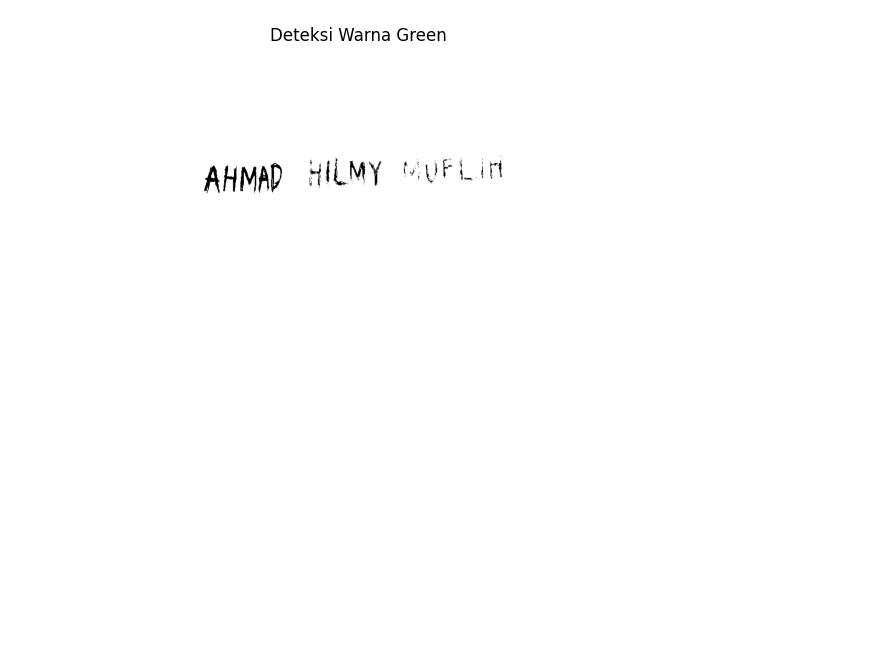
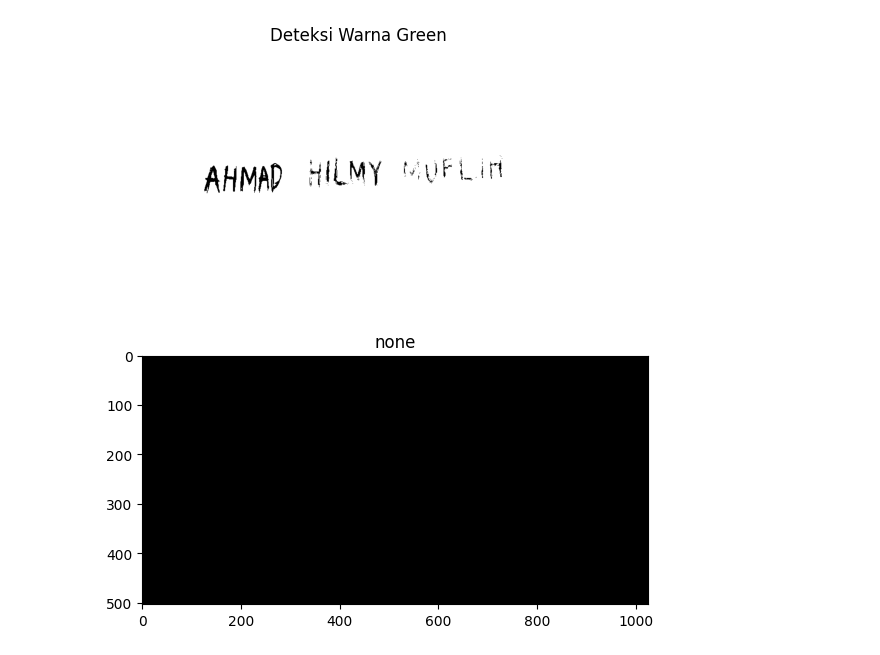
Before and after one commit to ahmad0918/Application, a Jupyter notebook: UTS_CITRA_2024.ipynb, the cells around one changed output. Drawn from its saved outputs; the diff is of its cells as text; code cells hidden in the pictures; blank space fills up the shorter version.

```diff
--- a/UTS_CITRA_2024.ipynb
+++ b/UTS_CITRA_2024.ipynb
@@ -34,12 +34,21 @@ lower_green = np.array([20, 10, 10])
 upper_green = np.array([30, 175, 175])
 lower_green_dark = np.array([60, 50, 50])
 upper_green_dark = np.array([80, 255, 255])
+
+# None
+lower_none = np.array([0, 0,0])
+upper_none = np.array([0, 0,0])
 # %% [markdown]
 # Deteksi warna
 # %%
 mask_blue = cv2.inRange(hsv_img, lower_blue, upper_blue) + cv2.inRange(hsv_img, lower_red_dark, upper_red_dark) + cv2.inRange(hsv_img, lower_red_alt_dark, upper_red_alt_dark) + cv2.inRange(hsv_img, lower_green_dark, upper_green_dark)
 mask_red = cv2.inRange(hsv_img, lower_green_dark, upper_green_dark) +  cv2.inRange(hsv_img, lower_blue, upper_blue) + cv2.inRange(hsv_img, lower_blue_dark, upper_blue_dark) + cv2.inRange(hsv_img, lower_red, upper_red)
 mask_green = cv2.inRange(hsv_img, lower_blue_dark, upper_blue_dark) + cv2.inRange(hsv_img, lower_blue_dark, upper_blue_dark) + cv2.inRange(hsv_img, lower_red_dark, upper_red_dark) + cv2.inRange(hsv_img, lower_red_alt_dark, upper_red_alt_dark)+ cv2.inRange(hsv_img, lower_green_dark, upper_green_dark)
+mask_none = cv2.inRange(img_rgb, lower_none, upper_none)
+
+mask_blue2 = cv2.inRange(hsv_img, lower_blue_dark, upper_blue_dark)
+mask_red_blue = cv2.inRange(hsv_img, lower_blue_dark, upper_blue_dark) + cv2.inRange(hsv_img, lower_blue_dark, upper_blue_dark) + cv2.inRange(hsv_img, lower_red_dark, upper_red_dark) + cv2.inRange(hsv_img, lower_red_alt_dark, upper_red_alt_dark)
+mask_red_green_blue = cv2.inRange(hsv_img, lower_blue_dark, upper_blue_dark) + cv2.inRange(hsv_img, lower_blue_dark, upper_blue_dark) + cv2.inRange(hsv_img, lower_red_dark, upper_red_dark) + cv2.inRange(hsv_img, lower_red_alt_dark, upper_red_alt_dark) + cv2.inRange(hsv_img, lower_green_dark, upper_green_dark) +cv2.inRange(hsv_img, lower_blue, upper_blue)
 
 # Invert coler
 mask_blue_inv = cv2.bitwise_not(mask_blue)
@@ -83,3 +92,11 @@ plt.axis('off')
 plt.show()
 # %% [output]
 [figure]
+# %%
+plt.figure(figsize=(30, 8))
+plt.subplot(1, 4, 1)
+plt.imshow(mask_none, cmap='gray')
+plt.title('none')
+plt.show()
+# %% [output]
+[figure, added]
```
Also changed, not shown: parts of 3 cells of this notebook.
